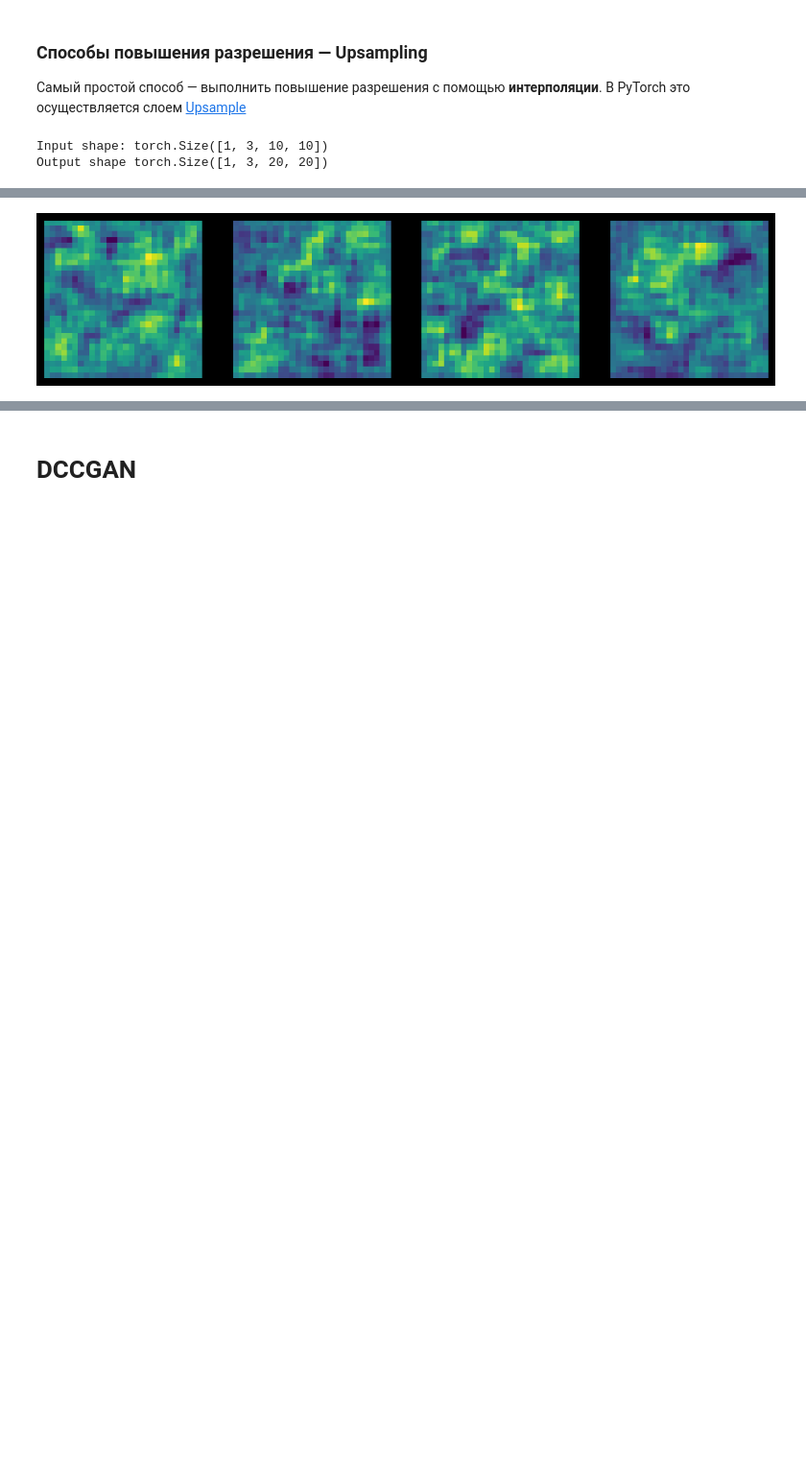
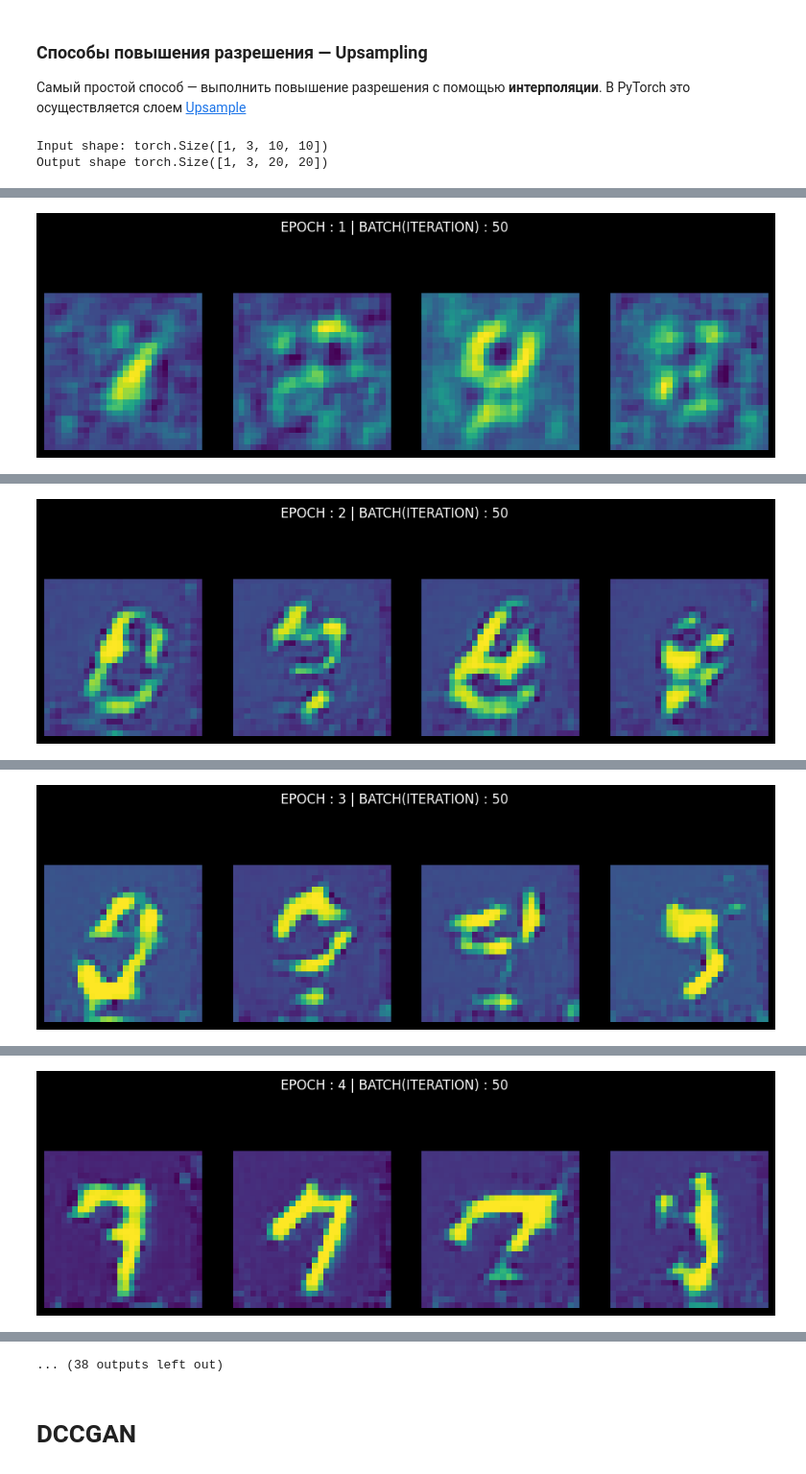
Before and after one commit to sswt/dive2gai, a Jupyter notebook: unit2/GAN.ipynb, the cells around one changed output, grey strips where cells are left out. Shown at 96% size. Cells and saved outputs as stored; diff of their text form; code cells hidden in the pictures; blank space fills up the shorter version.

```diff
--- a/unit2/GAN.ipynb
+++ b/unit2/GAN.ipynb
@@ -409,7 +405,7 @@ Tensor = torch.cuda.FloatTensor if cuda else torch.FloatTensor
 
 Это прогрессирование создает проблему для сходимости GAN в целом: обратная связь дискриминатора со временем становится менее значимой. Если GAN продолжает обучение после точки, когда дискриминатор дает полностью случайную обратную связь, тогда генератор начинает обучаться на ненужной обратной связи, и его собственное качество может рухнуть.
 # %%
-n_epochs = 200  # suggested default = 200
+n_epochs = 50  # suggested default = 200
 for epoch in range(n_epochs):
     for i, (imgs, _) in enumerate(
             tqdm(dataloader)):  # This code(enumerate) is dealt with once more in the *TEST_CODE below.
@@ -466,7 +462,7 @@ for epoch in range(n_epochs):
         # ------------
         # Real Time Visualization (While Training)
         # ------------
-        if ((i + 1) % sample_interval) == 0:
+        if ((i + 1) % sample_interval) == 50:
             sample_z_in_train = Tensor(np.random.normal(0, 1, (6, latent_dim)))
             # z.shape == torch.Size([64, 100])
             sample_gen_imgs_in_train = generator(sample_z_in_train)
@@ -667,32 +675,32 @@ for epoch in range(n_epochs):
 # ------------
         optimizer_D.zero_grad()
 
         # Measure discriminator's ability to classify real from generated samples
         real_loss = adversarial_loss(discriminator(real_imgs).reshape(-1, 1), valid) # torch.nn.BCELoss() compare result(64x1) and valid(64x1, filled with 1)
         fake_loss = adversarial_loss(discriminator(gen_imgs.detach()).reshape(-1, 1), fake) # We are learning the discriminator now. So have to use detach()
 
         d_loss = (real_loss + fake_loss) / 2
 
         d_loss.backward()# If didn't use detach() for gen_imgs, all weights of the generator will be calculated with backward().
         optimizer_D.step()
 
 
 
 # ------------
 # Real Time Visualization (While Training)
 # ------------
 
 
 
-        if ((i+1) % sample_interval) == 1: # show while batch - 200/657, 400/657, 600/657
+        if ((i+1) % sample_interval) == 50: # show while batch - 200/657, 400/657, 600/657
             sample_z_in_train = Tensor(np.random.normal(0, 1, (imgs.shape[0],latent_dim)))
             # z.shape == torch.Size([64, 100])
             sample_gen_imgs_in_train = generator(sample_z_in_train).detach().cpu()
             # gen_imgs.shape == torch.Size([64, 1, 28, 28])
             display_images(None, sample_gen_imgs_in_train, epoch=epoch, iteration=i)
     print(
         "[Epoch: %d/%d] [Batch: %d/%d] [D loss: %f] [G loss: %f]"
         % (epoch+1, n_epochs, i+1, len(dataloader), d_loss.item(), g_loss.item())
     )
 # %% [output]
-[figure, old version]
+[figure, new version]
@@ -699,0 +708 @@ KeyboardInterrupt:
+[figure, added]
@@ -699,0 +710 @@ KeyboardInterrupt:
+[figure, added]
@@ -699,0 +712 @@ KeyboardInterrupt:
+[figure, added]
@@ -700,3 +718,4 @@ KeyboardInterrupt:
+... (38 outputs left out)
 # %% [markdown]
  # DCCGAN
 # %% [markdown]
```
Also changed, not shown: parts of 13 cells of this notebook.
